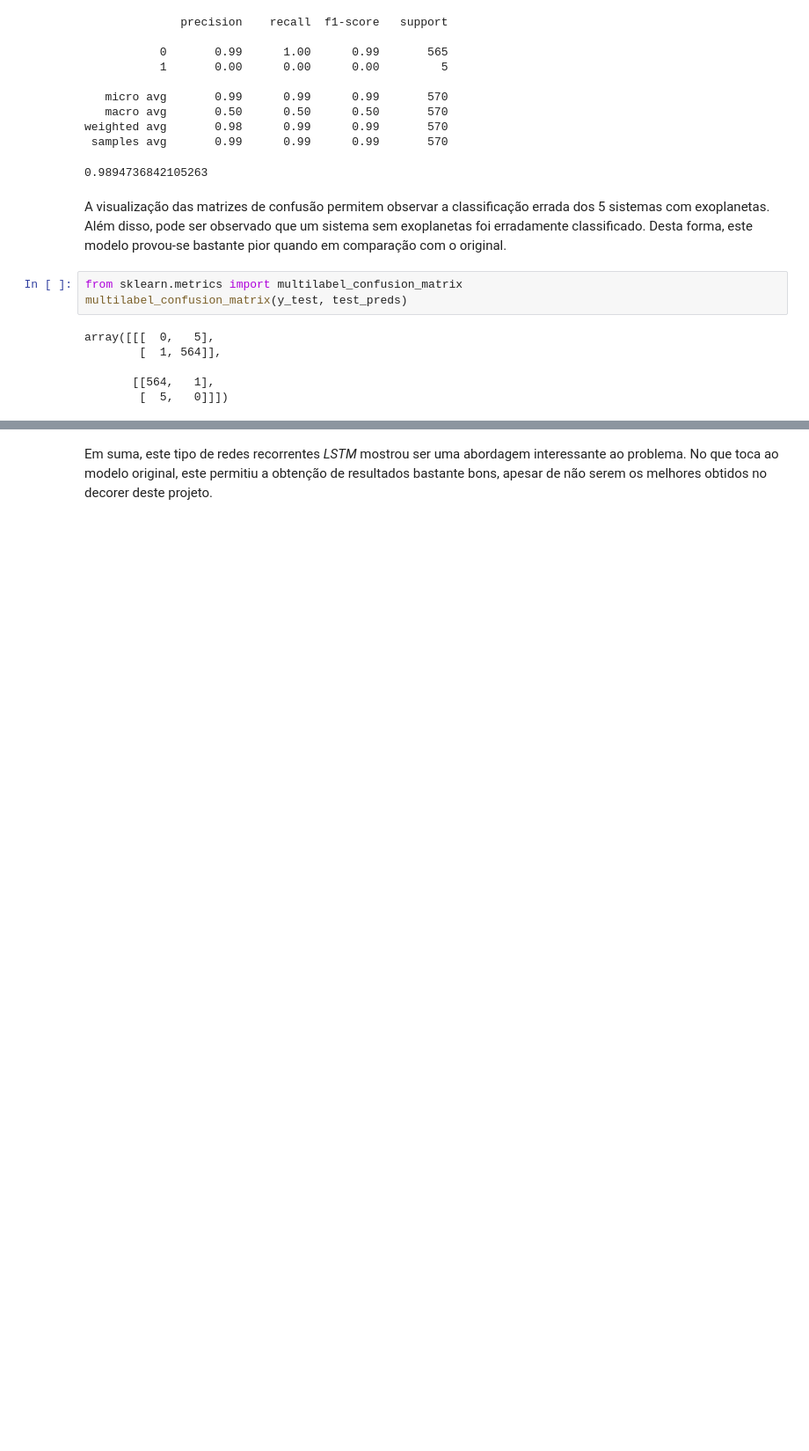
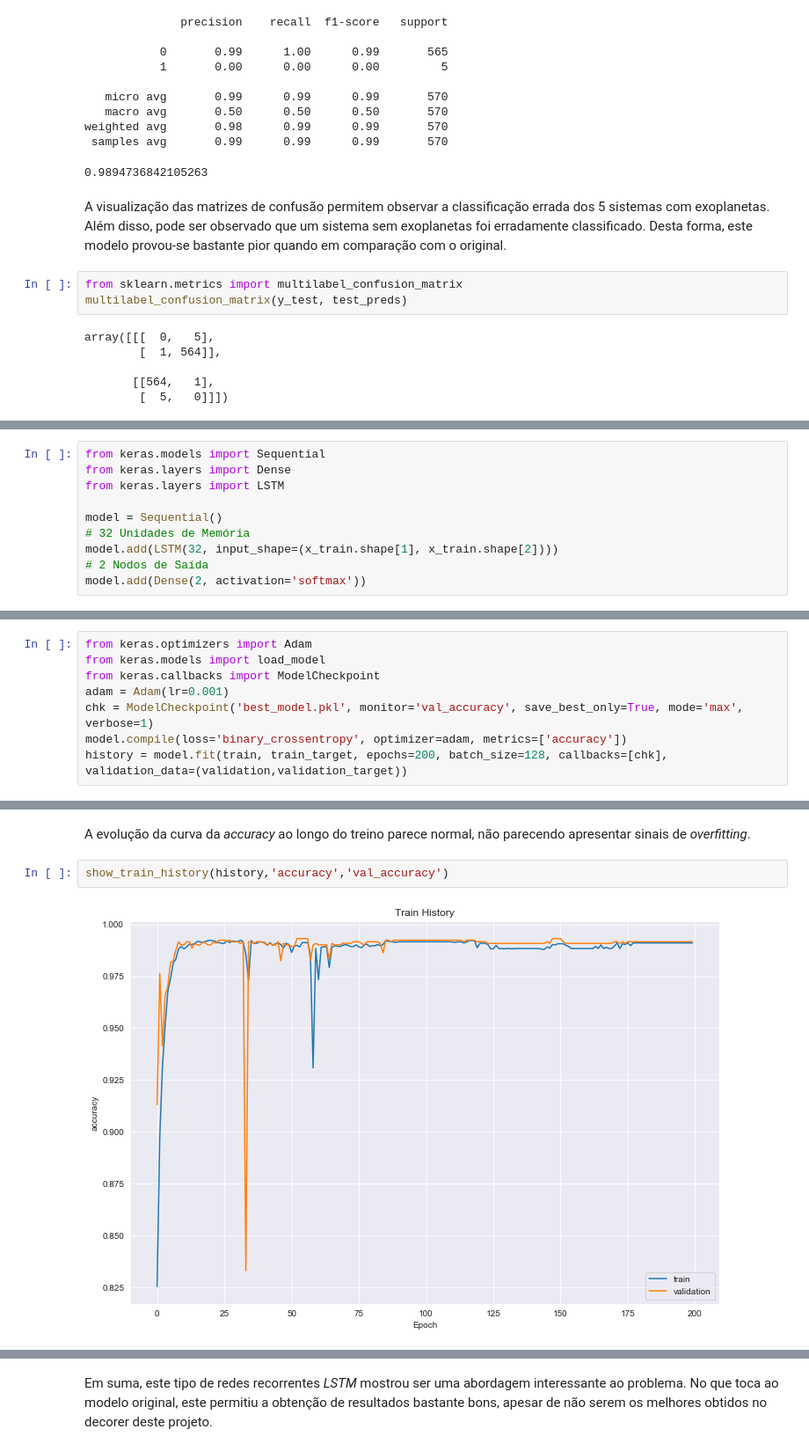
Before and after one commit to citoplasme/Automatic_Learning_2, a Jupyter notebook: Modelos/DL/RNN/LSTM/LSTM.ipynb, the cells around one changed output, grey strips where cells are left out. Shown at 88% size. Drawn from its saved outputs; the diff is of its cells as text; blank space fills up the shorter version.

```diff
--- a/Modelos/DL/RNN/LSTM/LSTM.ipynb
+++ b/Modelos/DL/RNN/LSTM/LSTM.ipynb
@@ -444,0 +449,10 @@ array([[[  0,   5],
+# %%
+from keras.models import Sequential
+from keras.layers import Dense
+from keras.layers import LSTM
+
+model = Sequential()
+# 32 Unidades de Memória
+model.add(LSTM(32, input_shape=(x_train.shape[1], x_train.shape[2])))
+# 2 Nodos de Saída
+model.add(Dense(2, activation='softmax'))
@@ -444,0 +478,8 @@ array([[[  0,   5],
+# %%
+from keras.optimizers import Adam
+from keras.models import load_model
+from keras.callbacks import ModelCheckpoint
+adam = Adam(lr=0.001)
+chk = ModelCheckpoint('best_model.pkl', monitor='val_accuracy', save_best_only=True, mode='max', verbose=1)
+model.compile(loss='binary_crossentropy', optimizer=adam, metrics=['accuracy'])
+history = model.fit(train, train_target, epochs=200, batch_size=128, callbacks=[chk], validation_data=(validation,validation_target))
@@ -444,0 +504,6 @@ array([[[  0,   5],
+# %% [markdown]
+A evolução da curva da *accuracy* ao longo do treino parece normal, não parecendo apresentar sinais de *overfitting*.
+# %%
+show_train_history(history,'accuracy','val_accuracy')
+# %% [output]
+[figure, added]
```
Also changed, not shown: parts of 16 cells of this notebook.
